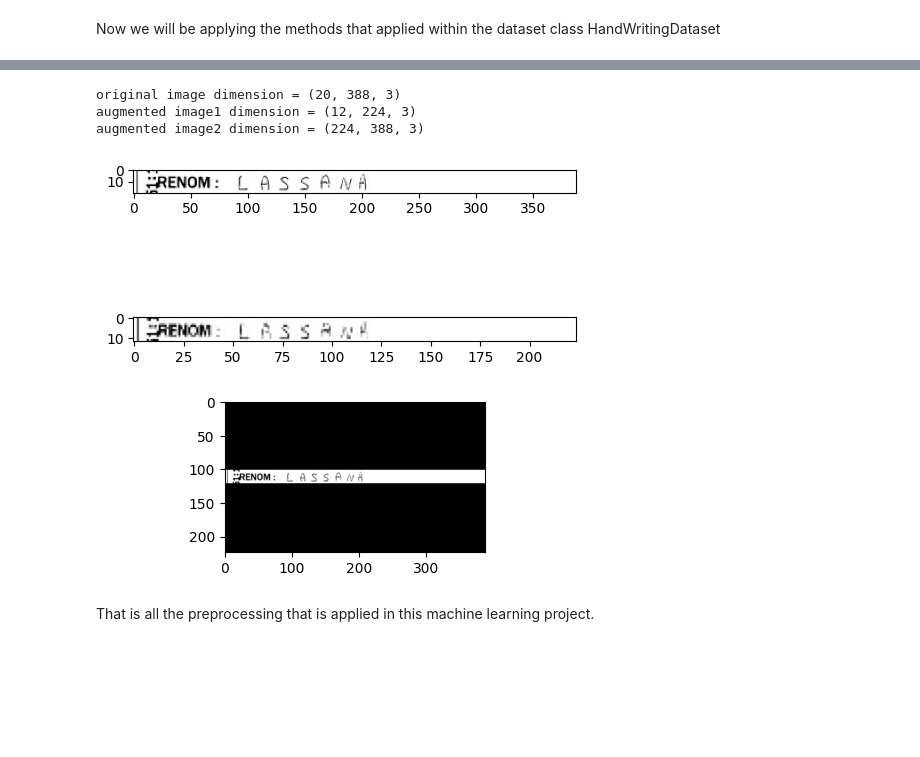
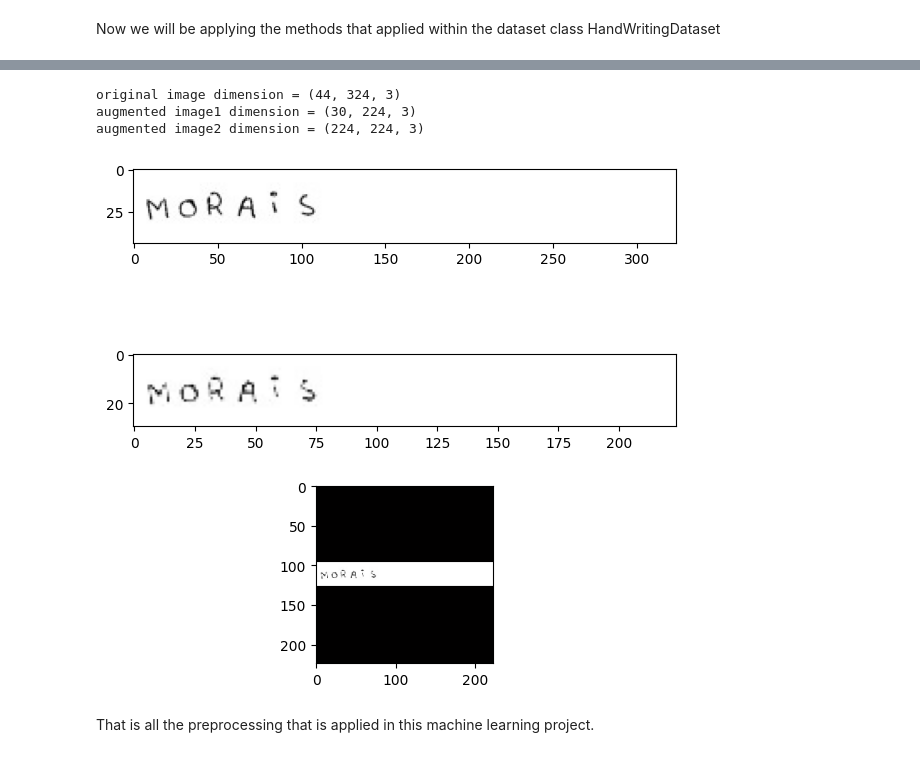
Before and after one commit to faraz-g/handwriting-recognition, a Jupyter notebook: notebooks/image_preprocessing_steps.ipynb, the cells around one changed output, grey strips where cells are left out. Drawn from its saved outputs; the diff is of its cells as text; code cells hidden in the pictures; blank space fills up the shorter version.

```diff
--- a/notebooks/image_preprocessing_steps.ipynb
+++ b/notebooks/image_preprocessing_steps.ipynb
@@ -106,32 +124,30 @@ augmented image dimension = (12, 224, 3)
 # %%
 # Now we add padding so to get a 224 by 224 image for the ViT model.
 augmentations2 = A.Compose([
   A.PadIfNeeded(
       min_height=224,
       min_width=224,
       value=1, # Specifying the value for the padding to be if padding is constant.
       border_mode=cv2.BORDER_CONSTANT # telling the method to provide constant values as padding.
 ),
 ])
 
 aug_img2 = augmentations2(image=aug_img, force_apply=True)['image']
-
-aug_img2 = augmentations2(image=image, force_apply=True)['image']
 print(f'original image dimension = {image.shape}')
 print(f'augmented image1 dimension = {aug_img.shape}')
 print(f'augmented image2 dimension = {aug_img2.shape}')
 
-fig, axes = plt.subplots(3, figsize=(5, 5))
+fig, axes = plt.subplots(3, figsize=(6, 6))
 axes[0].imshow(image.astype(np.int32))
 axes[1].imshow(aug_img.astype(np.int32))
 axes[2].imshow(aug_img2.astype(np.int32))
 plt.tight_layout()
 plt.show()
 # %% [output]
-original image dimension = (20, 388, 3)
-augmented image1 dimension = (12, 224, 3)
-augmented image2 dimension = (224, 388, 3)
+original image dimension = (44, 324, 3)
+augmented image1 dimension = (30, 224, 3)
+augmented image2 dimension = (224, 224, 3)
-[figure, old version]
+[figure, new version]
 # %%
 from albumentations.pytorch import ToTensorV2
 
```
Also changed, not shown: parts of 7 cells of this notebook, 1 other file.
